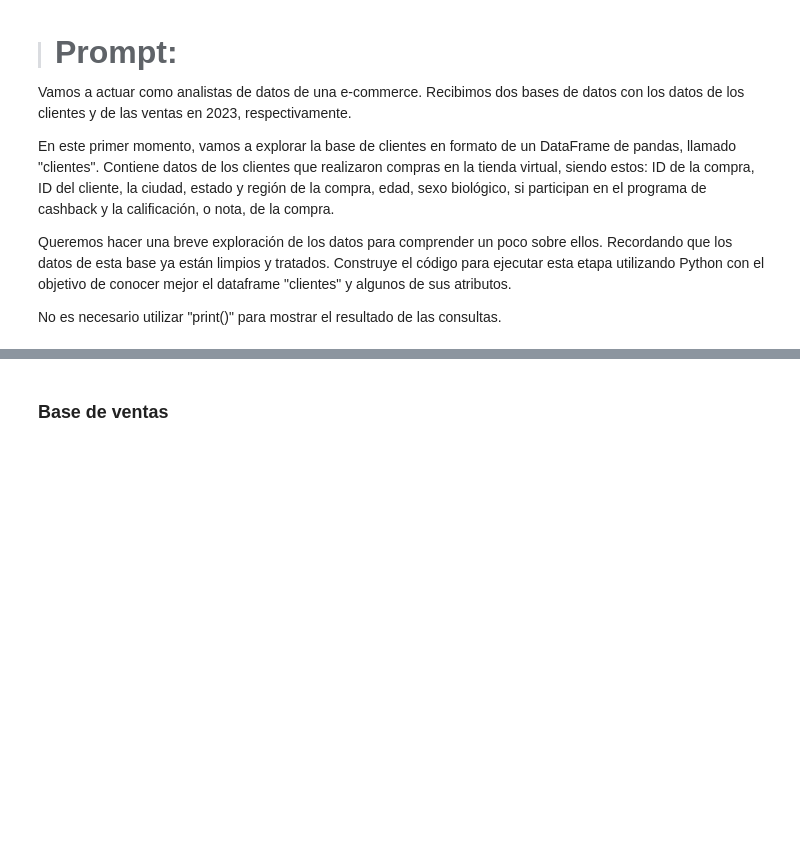
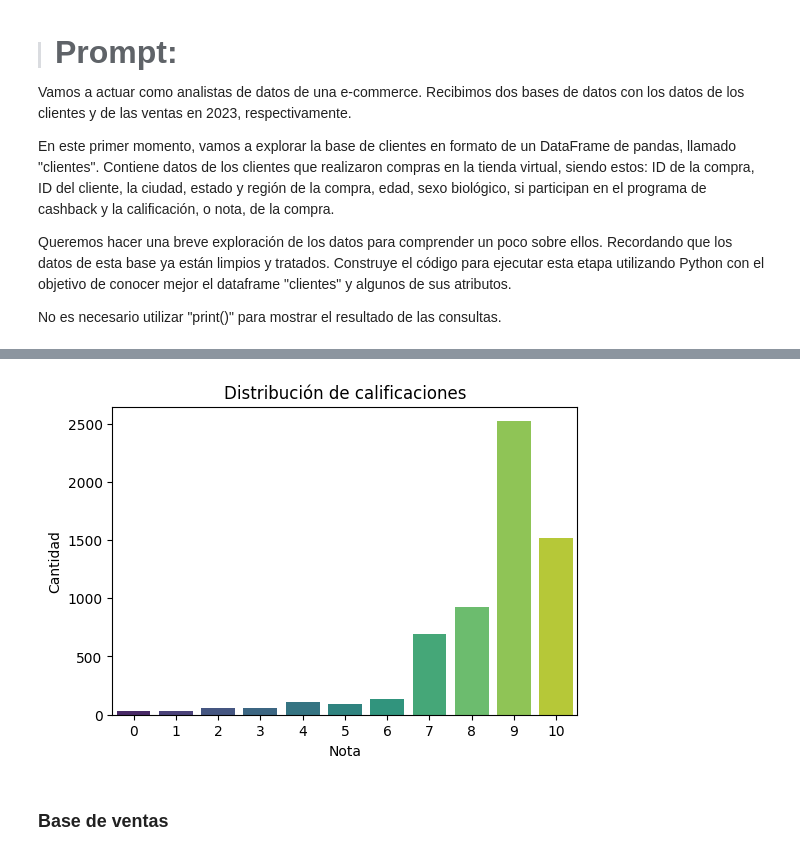
Before and after one commit to Carlos-Alberto-Antonio-G-Fuentes/ia_aplicada_a_datascience, a Jupyter notebook: ia_aplicada_a_ciencia_de_datos.ipynb, the cells around one changed output, grey strips where cells are left out. Saved outputs shown, nothing was run; the diff lists cells and outputs as text; code cells hidden in the pictures; blank space fills up the shorter version.

```diff
--- a/ia_aplicada_a_ciencia_de_datos.ipynb
+++ b/ia_aplicada_a_ciencia_de_datos.ipynb
@@ -69,3 +296,13 @@ No es necesario utilizar "print()" para mostrar el resultado de las consultas.
+# %%
+# Distribución de calificaciones
+plt.figure(figsize=(6, 4))
+sns.countplot(x='nota', data=clientes, palette='viridis')
+plt.title('Distribución de calificaciones')
+plt.xlabel('Nota')
+plt.ylabel('Cantidad')
+plt.show()
+# %% [output]
+[figure, added]
 # %% [markdown]
 ### **Base de ventas**
 # %% [markdown]
```
Also changed, not shown: parts of 25 cells of this notebook.
